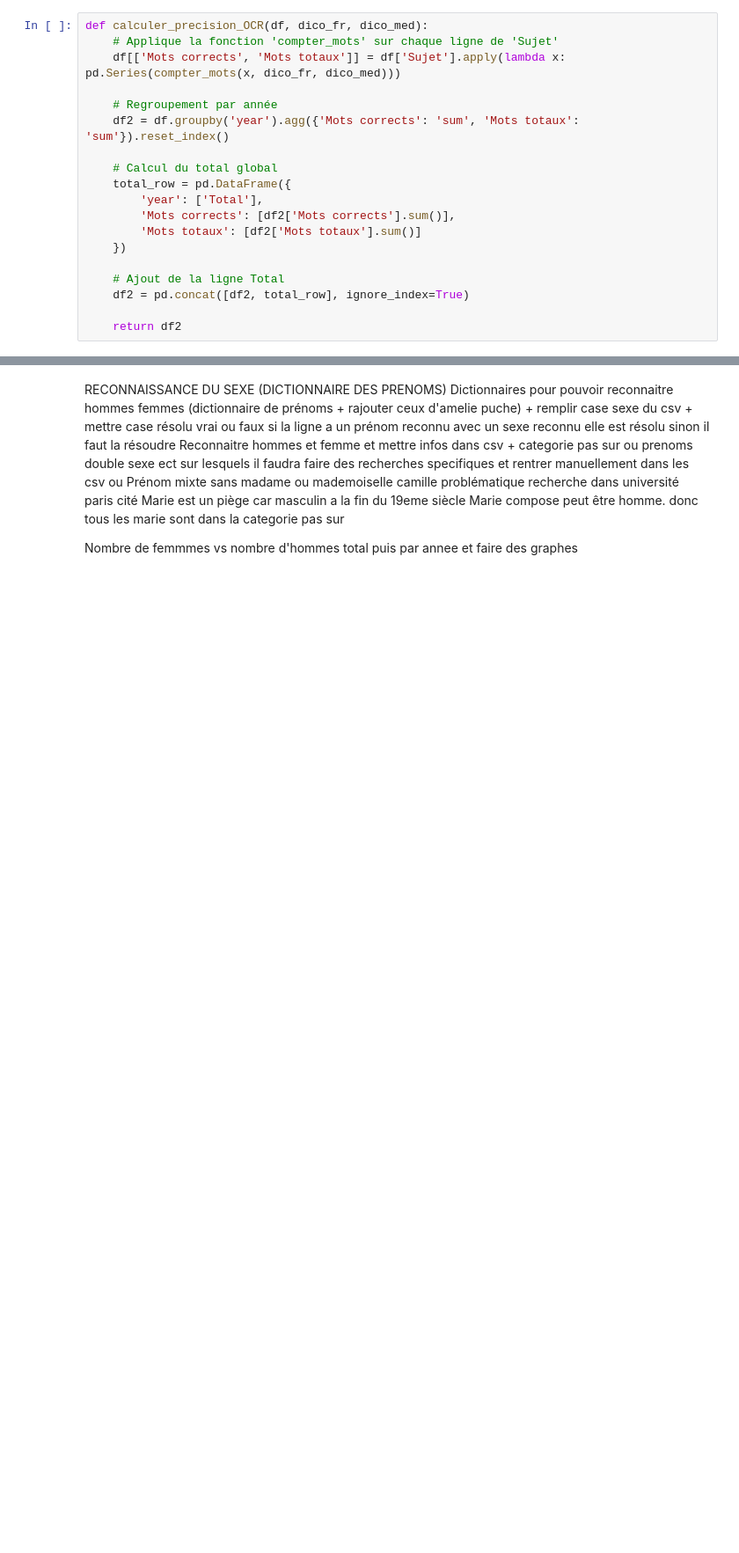
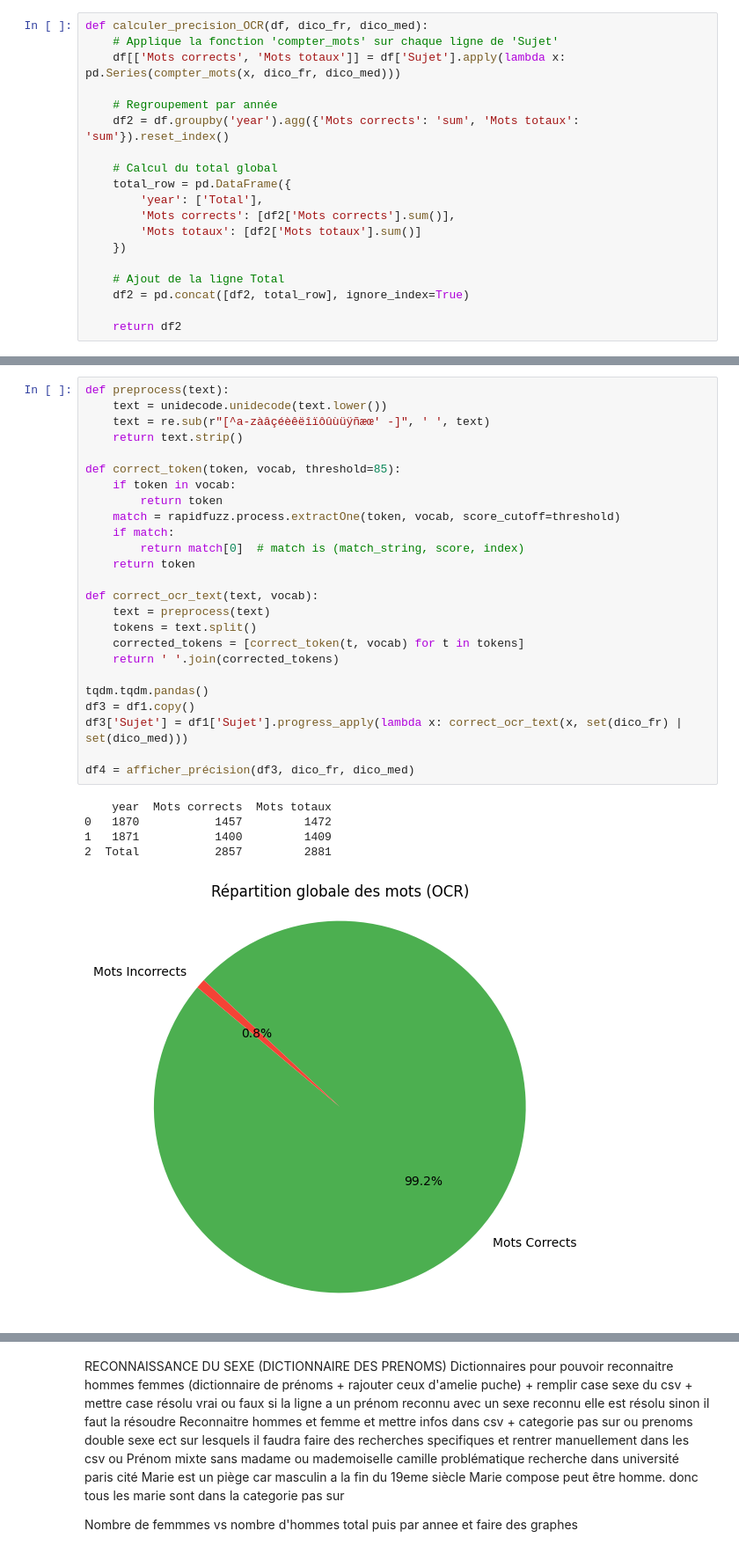
Before and after one commit to georgesmoussalli/BachelorsThesis, a Jupyter notebook: code/ocr.ipynb, the cells around one changed output, grey strips where cells are left out. Shown: that part at 88% size. Drawn from its saved outputs; the diff is of its cells as text; blank space fills up the shorter version.

```diff
--- a/code/ocr.ipynb
+++ b/code/ocr.ipynb
@@ -396,0 +418,31 @@ df2 = afficher_précision(df1, dico_fr, dico_med)
+# %%
+def preprocess(text):
+    text = unidecode.unidecode(text.lower())
+    text = re.sub(r"[^a-zàâçéèêëîïôûùüÿñæœ' -]", ' ', text)
+    return text.strip()
+
+def correct_token(token, vocab, threshold=85):
+    if token in vocab:
+        return token
+    match = rapidfuzz.process.extractOne(token, vocab, score_cutoff=threshold)
+    if match:
+        return match[0]  # match is (match_string, score, index)
+    return token
+
+def correct_ocr_text(text, vocab):
+    text = preprocess(text)
+    tokens = text.split()
+    corrected_tokens = [correct_token(t, vocab) for t in tokens]
+    return ' '.join(corrected_tokens)
+
+tqdm.tqdm.pandas()
+df3 = df1.copy()
+df3['Sujet'] = df1['Sujet'].progress_apply(lambda x: correct_ocr_text(x, set(dico_fr) | set(dico_med)))
+
+df4 = afficher_précision(df3, dico_fr, dico_med)
+# %% [output]
+    year  Mots corrects  Mots totaux
+0   1870           1457         1472
+1   1871           1400         1409
+2  Total           2857         2881
+[figure, added]
```
Also changed, not shown: parts of 8 cells of this notebook, 12 other files.
